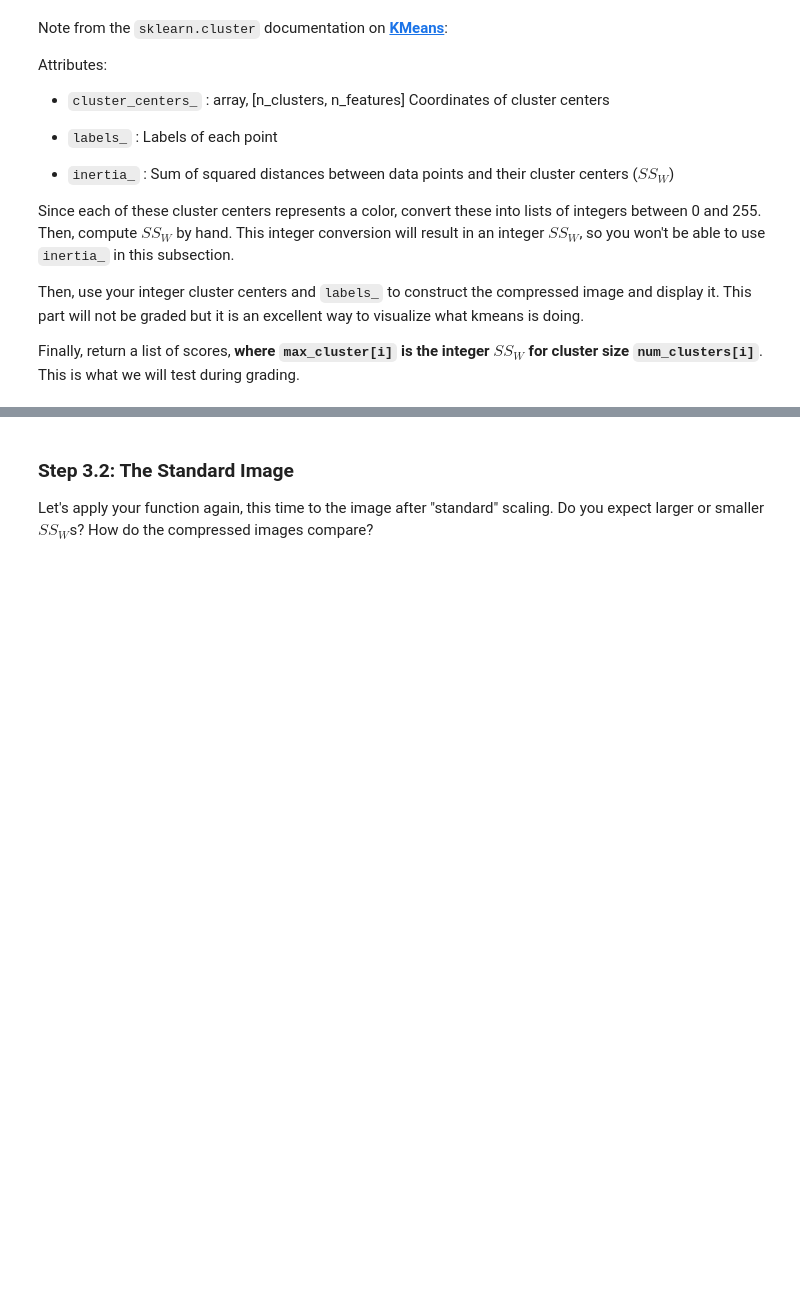
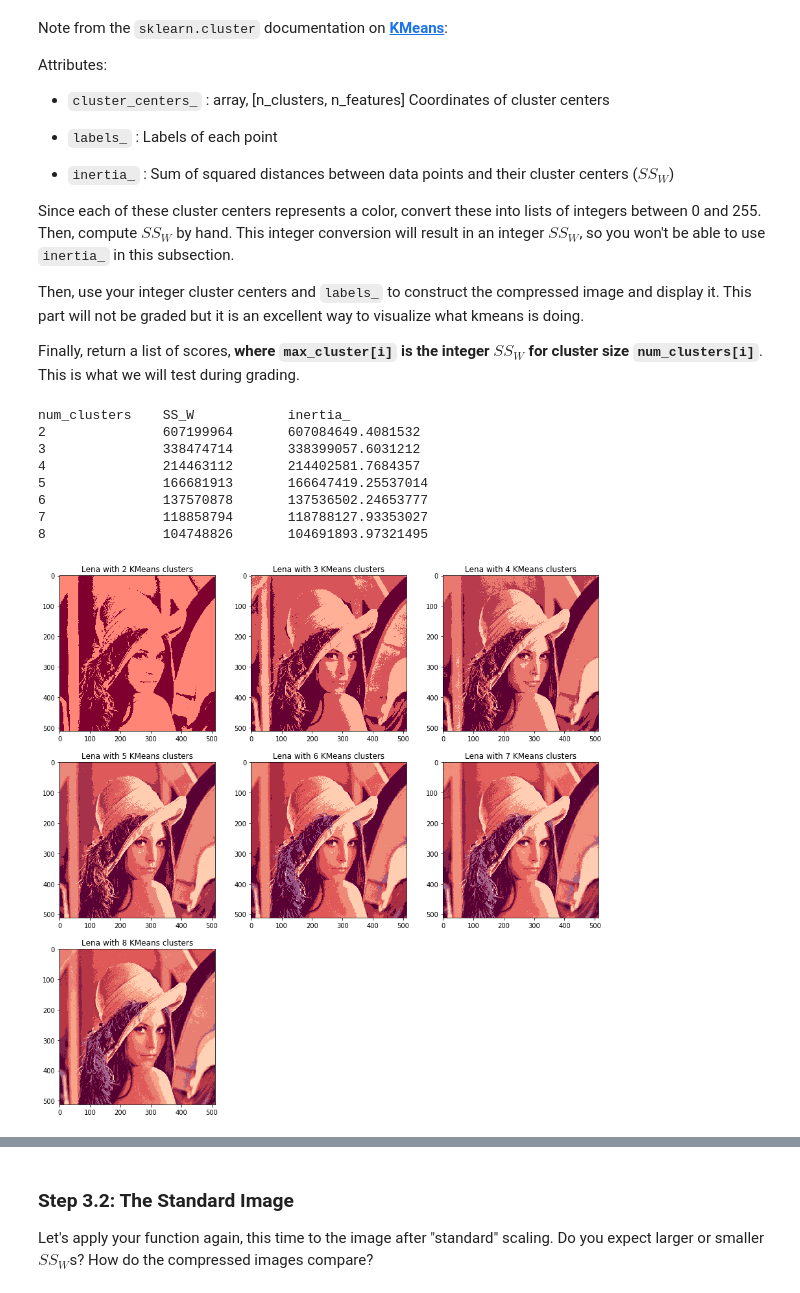
Before and after one commit to fr8nkL/img-processing, a Jupyter notebook: Homework-4-KMeans.ipynb, the cells around one changed output, grey strips where cells are left out. Drawn from its saved outputs; the diff is of its cells as text; code cells hidden in the pictures; blank space fills up the shorter version.

```diff
--- a/Homework-4-KMeans.ipynb
+++ b/Homework-4-KMeans.ipynb
@@ -422,3 +424,66 @@ ssws31 = test_cluster_size(lena_2D_arr, num_clusters)
+# %%
+# TODO: Write test_cluster_size
+
+# return squared L2 distance between a and b
+def L2_dist_squared(a,b):
+#     assert a.shape == b.shape
+#     assert len(a.shape) == 1
+    output = 0
+    for i in range(a.shape[0]):
+        diff = a[i]-b[i]
+        diff *= diff
+        output += diff
+    return int(output)
+
+def test_cluster_size(data, num_clusters, components=None):
+    X = data.copy()
+    max_cluster = []
+    print( 'num_clusters' + '\t' + 'SS_W' + '\t\t' + 'inertia_')
+    # prepare plot info
+    ncols = 3
+    nrows = int( (len(num_clusters)+ncols-1) / ncols ) # get the ceiling as the number of rows
+    plt.figure(figsize = (15,15))
+    # iterate through num_clusters
+    for i in range(len(num_clusters)):
+        # build cluster
+        k = num_clusters[i]
+        km = KMeans(n_clusters=k, init='k-means++', n_init=30, max_iter=10, tol=1e-4, random_state=0, n_jobs=1)
+        km.fit(X)
+        # convert cluster centers to integer
+        int_cluster_centers = np.round(km.cluster_centers_).astype(int)
+        # compute SS_W and labels matrix
+        SS_W = 0
+        labels_mat = np.zeros( shape=(len(X),k), dtype=int )
+        counter = 0
+        for j in km.labels_:
+            SS_W += L2_dist_squared(X[counter],int_cluster_centers[j])
+            labels_mat[counter][j] = 1
+            counter += 1
+        # append SS_W to max_cluster
+        max_cluster.append(SS_W)
+        print( str(k) + '\t\t' + str(SS_W) + '\t' + str(km.inertia_) )
+        # plot lena
+        kmeans_lena_2D_arr = rescale_2D( labels_mat.dot(int_cluster_centers) )
+        kmeans_lena_3D_arr = kmeans_lena_2D_arr.reshape(x_size,y_size,channels)
+        plt.subplot(nrows,ncols,i+1).set_title("Lena with " + str(k) + " KMeans clusters")
+        plt.imshow(kmeans_lena_3D_arr)
+    return max_cluster
+
+# YOUR CODE HERE
+# raise NotImplementedError()
+
+num_clusters = [2,3,4,5,6,7,8]
+ssws31 = test_cluster_size(lena_2D_arr, num_clusters)
+# %% [output]
+num_clusters    SS_W            inertia_
+2               607199964       607084649.4081532
+3               338474714       338399057.6031212
+4               214463112       214402581.7684357
+5               166681913       166647419.25537014
+6               137570878       137536502.24653777
+7               118858794       118788127.93353027
+8               104748826       104691893.97321495
+[figure, added]
 # %%
 # CIS 545 Test Case
 
```
Also changed, not shown: parts of 27 cells of this notebook.
